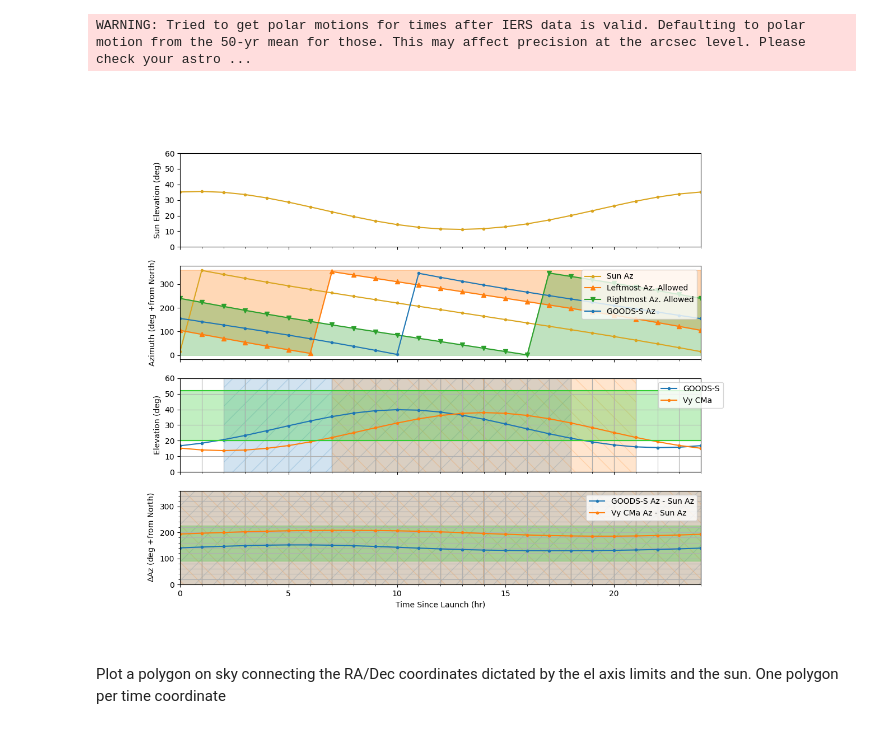
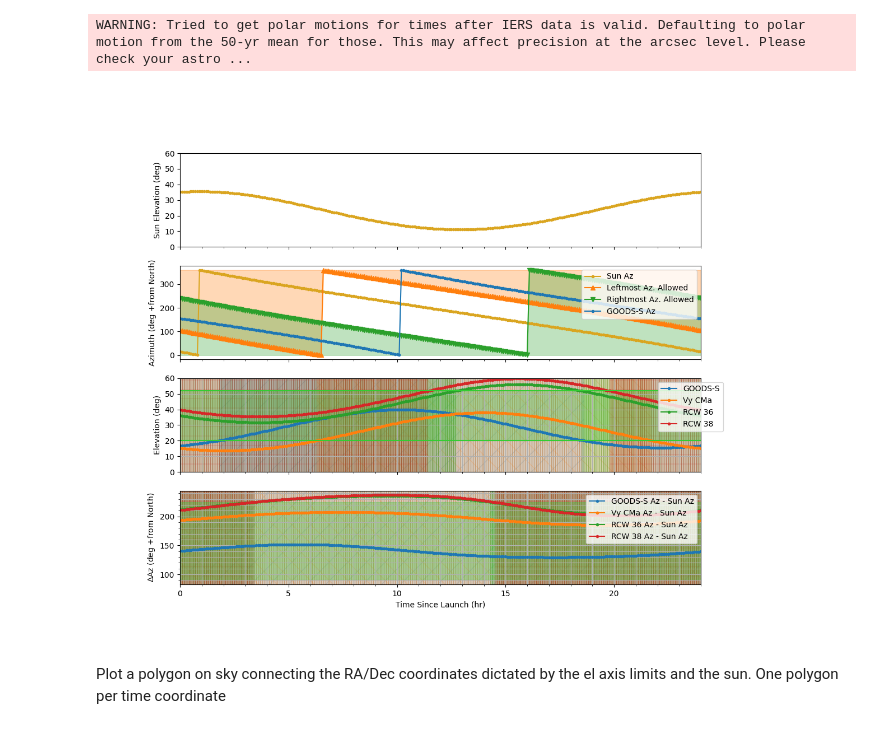
Before and after one commit to tim-balloon/tim-memos, a Jupyter notebook: TIM_sky_coverage.ipynb, the cells around one changed output. Drawn from its saved outputs; the diff is of its cells as text; code cells hidden in the pictures.

```diff
--- a/TIM_sky_coverage.ipynb
+++ b/TIM_sky_coverage.ipynb
@@ -41,7 +41,7 @@ mcmurdo = EarthLocation(lat='-77.8419', lon='166.6863', height=37000.)
 # mcmurdo = EarthLocation(lat='-77.8419', lon='346.6863', height=37000.) # halfway around continent
 launch_date = Time('2026-12-25 00:00:00', scale='utc', location=mcmurdo)
 
-step_hr = 1
+step_hr = .1
 oneday = np.arange(0, 24 + step_hr, step_hr) * u.hr
 oneweek = np.arange(0, 24 * 7 + step_hr, step_hr) * u.hr
 threeweeks = np.arange(24 * 7 * 3 + step_hr, step_hr) * u.hr
@@ -125,40 +124,40 @@ plot_from_catalog_helper_t_vs_el(ax[2], 'GOODS-S', skycoord_override=goods_s)
 plot_from_catalog_helper_t_vs_el(ax[2], 'Vy CMa')
 # rcw19, _, = plot_from_catalog_helper_t_vs_el(ax[2], 'RCW 19')
 # rcw20, _ = plot_from_catalog_helper_t_vs_el(ax[2], 'RCW 20')
-# rcw36, _ = plot_from_catalog_helper_t_vs_el(ax[2], 'RCW 36')
-# rcw38, _ = plot_from_catalog_helper_t_vs_el(ax[2], 'RCW 38')
+rcw36, _ = plot_from_catalog_helper_t_vs_el(ax[2], 'RCW 36')
+rcw38, _ = plot_from_catalog_helper_t_vs_el(ax[2], 'RCW 38')
 # plot_from_catalog_helper_t_vs_el(ax[2], 'NGC 253')
 # plot_from_catalog_helper_t_vs_el(ax[2], '[MHL2007] G259.0453-01.5559 1')
 # plot_from_catalog_helper_t_vs_el(ax[2], 'IRAS 08088-3554')
 # plot_from_catalog_helper_t_vs_el(ax[2], 'CG 30')
 # plot_from_catalog_helper_t_vs_el(ax[2], 'IRAS 08448-4343')
 
 ax[2].axhline(EL_MIN, color='limegreen')
 ax[2].fill_between(t.value, EL_MIN, y2=EL_MAX, color='limegreen', alpha=0.3)
 ax[2].axhline(EL_MAX, color='limegreen')
 ax[2].set_ylim(0, 60)
 ax[2].set_ylabel('Elevation (deg)')
 ax[2].legend(bbox_to_anchor=(1.05, 1), loc='upper right')
 ax[2].grid(which='both')
 ax[2].set_xlim(t[0].value, t[-1].value)
 
 hatch_idx = 0
 plot_from_catalog_helper_t_vs_delta_sun(ax[3], 'GOODS-S', skycoord_override=goods_s)
 plot_from_catalog_helper_t_vs_delta_sun(ax[3], 'Vy CMa')
 # plot_from_catalog_helper_t_vs_delta_sun(ax[3], 'RCW 19')
-# plot_from_catalog_helper_t_vs_delta_sun(ax[3], 'RCW 36')
-# plot_from_catalog_helper_t_vs_delta_sun(ax[3], 'RCW 38')
+plot_from_catalog_helper_t_vs_delta_sun(ax[3], 'RCW 36')
+plot_from_catalog_helper_t_vs_delta_sun(ax[3], 'RCW 38')
 
 ax[3].fill_between(t.value, DAZ_MIN, y2=DAZ_MAX, color='limegreen', alpha=0.3)
 ax[3].set_ylabel('$\Delta$Az (deg +from North)')
 ax[3].legend(loc='upper right')
 ax[3].grid(which='both')
-ax[3].set_ylim(0, 360)
+# ax[3].set_ylim(0, 360)
 ax[3].set_xlabel('Time Since Launch (hr)')
 
 plt.minorticks_on()
 # %% [output]
-[figure, old version]
+[figure, new version]
 # %%
 def altaz_to_radec_helper(alt, az):
     my_radec = SkyCoord(
```
Also changed, not shown: parts of 10 cells of this notebook.
